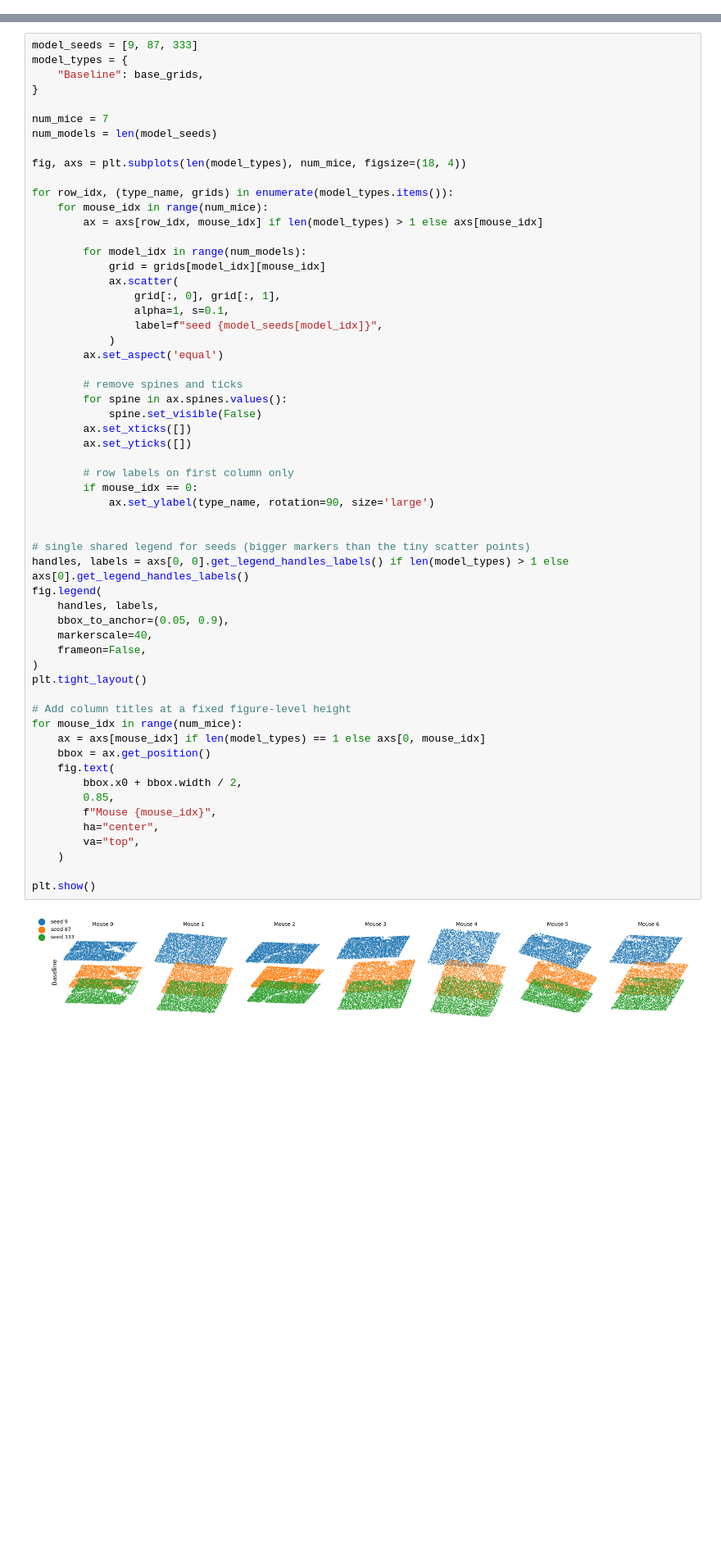
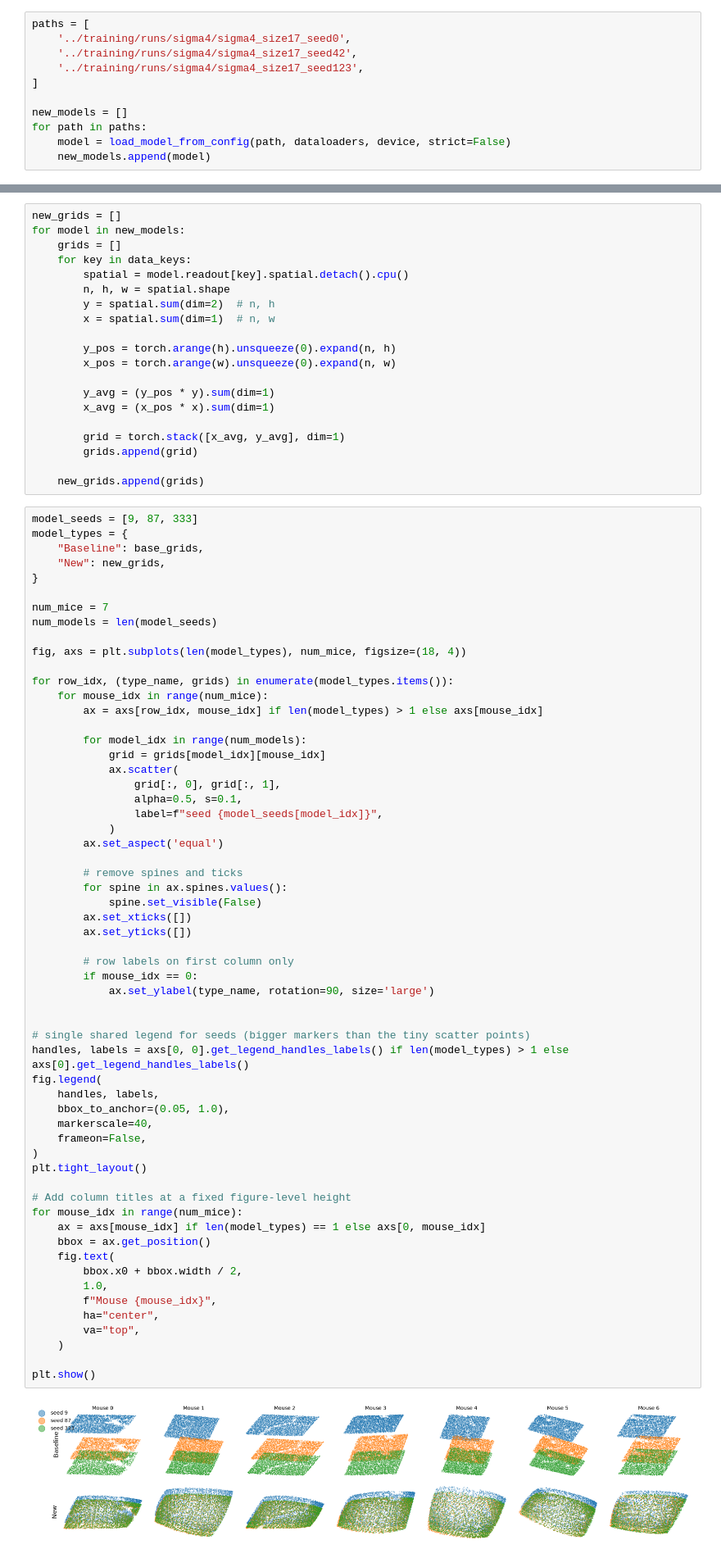
Before and after one commit to NathanSoeding/sensorium, a Jupyter notebook: analysis/paper_plots.ipynb, the cells around one changed output, grey strips where cells are left out. Shown at 82% size. Cells and saved outputs as stored; diff of their text form; blank space fills up the shorter version.

Commit message:
paper plots notebook everything except knn plots

```diff
--- a/analysis/paper_plots.ipynb
+++ b/analysis/paper_plots.ipynb
@@ -288,2 +318,13 @@ plt.show()
 # %% [markdown]
 # rfs
+# %%
+paths = [
+    '../training/runs/sigma4/sigma4_size17_seed0',
+    '../training/runs/sigma4/sigma4_size17_seed42',
+    '../training/runs/sigma4/sigma4_size17_seed123',
+]
+
+new_models = []
+for path in paths:
+    model = load_model_from_config(path, dataloaders, device, strict=False)
+    new_models.append(model)
@@ -300,10 +345,31 @@ for model in models:
         grids.append(grid)
 
     base_grids.append(grids)
+# %%
+new_grids = []
+for model in new_models:
+    grids = []
+    for key in data_keys:
+        spatial = model.readout[key].spatial.detach().cpu()
+        n, h, w = spatial.shape
+        y = spatial.sum(dim=2)  # n, h
+        x = spatial.sum(dim=1)  # n, w
+
+        y_pos = torch.arange(h).unsqueeze(0).expand(n, h)
+        x_pos = torch.arange(w).unsqueeze(0).expand(n, w)
+
+        y_avg = (y_pos * y).sum(dim=1)
+        x_avg = (x_pos * x).sum(dim=1)
+
+        grid = torch.stack([x_avg, y_avg], dim=1)
+        grids.append(grid)
+
+    new_grids.append(grids)
 # %%
 model_seeds = [9, 87, 333]
 model_types = {
     "Baseline": base_grids,
+    "New": new_grids,
 }
 
 num_mice = 7
@@ -319,7 +385,7 @@ for row_idx, (type_name, grids) in enumerate(model_types.items()):
             grid = grids[model_idx][mouse_idx]
             ax.scatter(
                 grid[:, 0], grid[:, 1],
-                alpha=1, s=0.1,
+                alpha=0.5, s=0.1,
                 label=f"seed {model_seeds[model_idx]}",
             )
         ax.set_aspect('equal')
@@ -330,33 +396,33 @@ for row_idx, (type_name, grids) in enumerate(model_types.items()):
         ax.set_xticks([])
         ax.set_yticks([])
 
         # row labels on first column only
         if mouse_idx == 0:
             ax.set_ylabel(type_name, rotation=90, size='large')
 
 
 # single shared legend for seeds (bigger markers than the tiny scatter points)
 handles, labels = axs[0, 0].get_legend_handles_labels() if len(model_types) > 1 else axs[0].get_legend_handles_labels()
 fig.legend(
     handles, labels,
-    bbox_to_anchor=(0.05, 0.9),
+    bbox_to_anchor=(0.05, 1.0),
     markerscale=40,
     frameon=False,
 )
 plt.tight_layout()
 
 # Add column titles at a fixed figure-level height
 for mouse_idx in range(num_mice):
     ax = axs[mouse_idx] if len(model_types) == 1 else axs[0, mouse_idx]
     bbox = ax.get_position()
     fig.text(
         bbox.x0 + bbox.width / 2,
-        0.85,
+        1.0,
         f"Mouse {mouse_idx}",
         ha="center",
         va="top",
     )
 
 plt.show()
 # %% [output]
-[figure, old version]
+[figure, new version]
```
Also changed, not shown: parts of 6 cells of this notebook, 3 other files.
